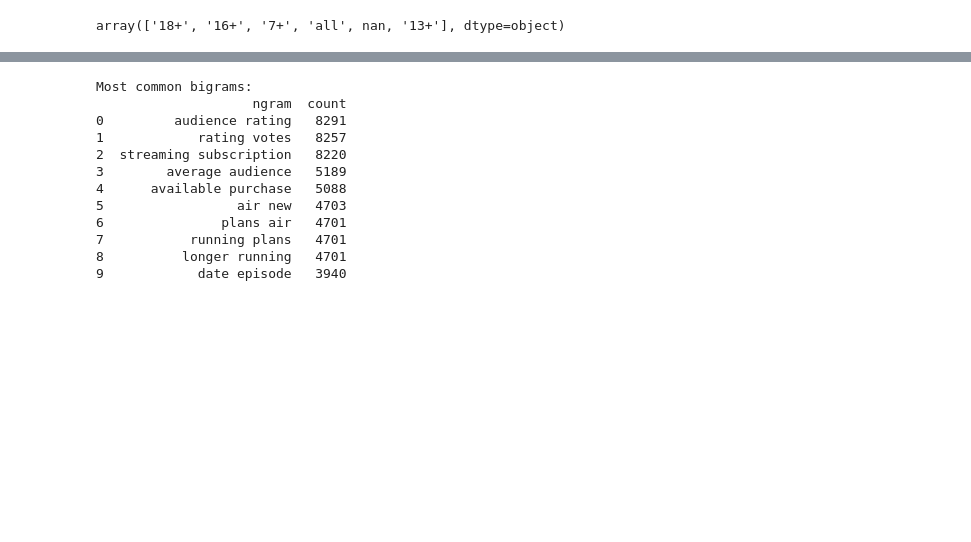
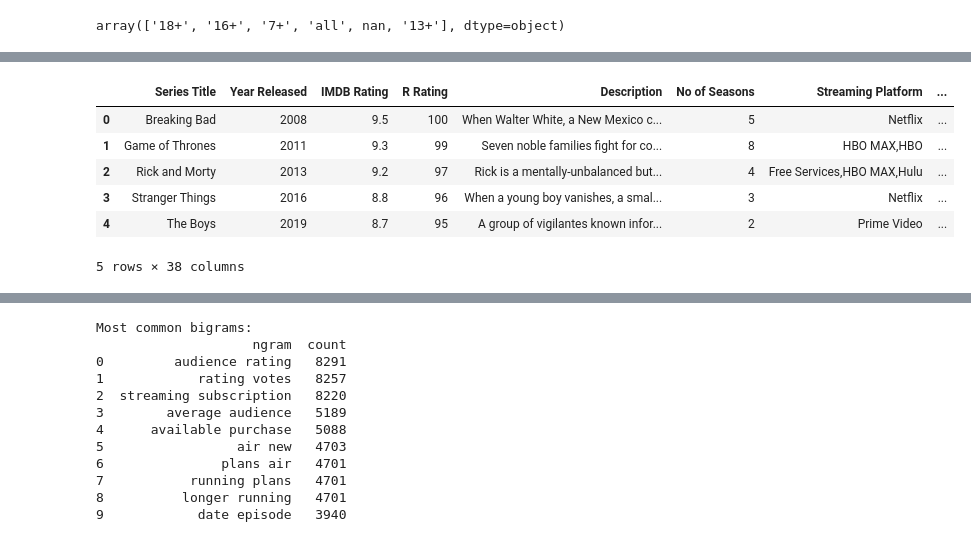
Before and after one commit to ayeti82/Reproducible-Research-Project, a Jupyter notebook: Updated Script - Python.ipynb, the cells around one changed output, grey strips where cells are left out. Saved outputs shown, nothing was run; the diff lists cells and outputs as text; code cells hidden in the pictures; blank space fills up the shorter version.

```diff
--- a/Updated Script - Python.ipynb
+++ b/Updated Script - Python.ipynb
@@ -150,3 +161,12 @@ print(all_platforms)
+# %%
+all_platforms=[]
+
+for i in data["Streaming Platform"]:
+    if isinstance(i, str):
+        a=i.split(",")
+        all_platforms.extend(a)
+
+all_platforms = set(all_platforms)
 # %%
 # Cleaning "Genre" column & creating dummy variables to replace different genres
 for i in all_platforms:
@@ -186,6 +206,7 @@ data["Content Rating"]=data["Content Rating"].apply(lambda x:"R Rated" if x=="18
 # %%
 dummies=pd.get_dummies(data["Content Rating"])
 data=pd.concat([data, pd.get_dummies(data["Content Rating"], prefix="Content_Rating")], axis=1)
+data=data.drop(columns=["Content Rating"])
 list(data.columns.values)
 # %% [output]
 ['Series Title',
@@ -207,7 +228,8 @@ list(data.columns.values)
  'Content_Rating_R Rated']
 # %%
 # Seasons variable
-# In the original script "-1" value was excluded at this point, but we don't have that value
+# We filter out "-1" values from the dataset
+data=data[(data["No of Seasons"]!="-1")]
 data["No of Seasons"].unique()
 # %% [output]
 array(['5Seasons', '8Seasons', '4Seasons', '3Seasons', '2Seasons',
@@ -244,5 +266,6 @@ array([  5,   8,   4,   3,   2,   1,  10,   9,  15,  31,   6,   7,  23,
 # %%
 # Streaming Platform
+data["Streaming Platform"]=data["Streaming Platform"].astype(str)
 data["Streaming Platform"].unique()
 data["Platform Count"]=data["Streaming Platform"].apply(lambda x: len(x.split(", ")))
 # %%
@@ -263,3 +306,13 @@ False
+# %%
+data.head()
+# %% [output]
+|  | Series Title | Year Released | IMDB Rating | R Rating | Description | No of Seasons | Streaming Platform | ... |
+| 0 | Breaking Bad | 2008 | 9.5 | 100 | When Walter White, a New Mexico c... | 5 | Netflix | ... |
+| 1 | Game of Thrones | 2011 | 9.3 | 99 | Seven noble families fight for co... | 8 | HBO MAX,HBO | ... |
+| 2 | Rick and Morty | 2013 | 9.2 | 97 | Rick is a mentally-unbalanced but... | 4 | Free Services,HBO MAX,Hulu | ... |
+| 3 | Stranger Things | 2016 | 8.8 | 96 | When a young boy vanishes, a smal... | 3 | Netflix | ... |
+| 4 | The Boys | 2019 | 8.7 | 95 | A group of vigilantes known infor... | 2 | Prime Video | ... |
+5 rows × 38 columns
 # %%
 # Combine built-in and custom stop words
 custom_stop_words = set([
```
Also changed, not shown: parts of 16 cells of this notebook.
